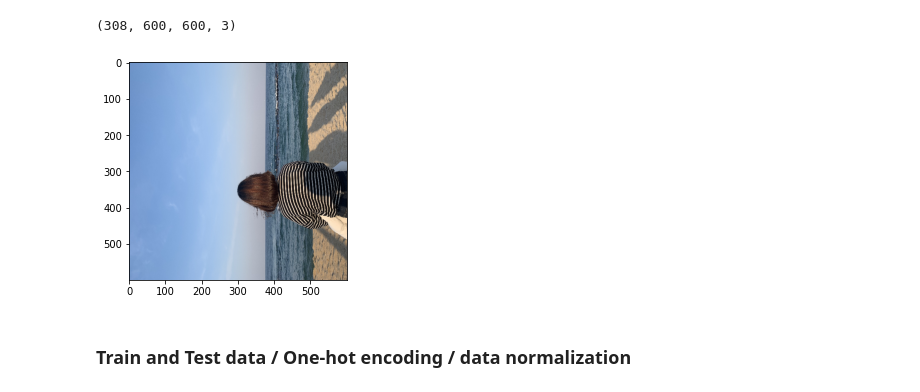
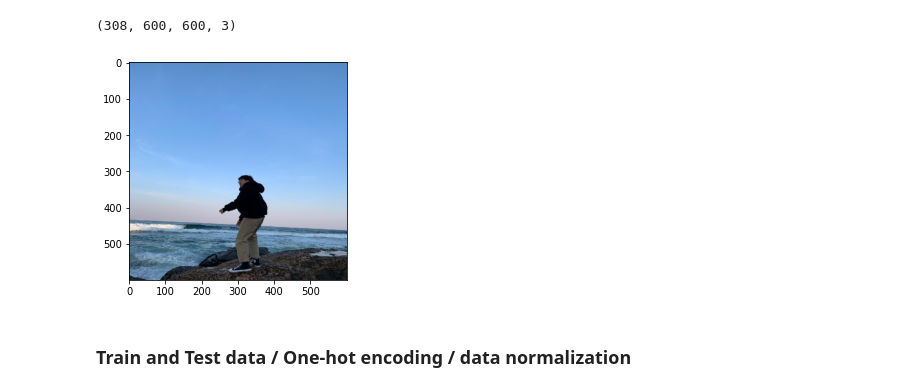
Before and after one commit to choi-yh/DataMining, a Jupyter notebook: Image_Search_AE5_MyPhoto.ipynb, the cells around one changed output. Drawn from its saved outputs; the diff is of its cells as text; code cells hidden in the pictures.

```diff
--- a/Image_Search_AE5_MyPhoto.ipynb
+++ b/Image_Search_AE5_MyPhoto.ipynb
@@ -28,10 +28,10 @@ X.shape
 # %%
 # data check
 
-plt.imshow(X[100].astype('int32'))
+plt.imshow(X[23].astype('int32'))
 plt.show()
 # %% [output]
-[figure, old version]
+[figure, new version]
 # %% [markdown]
 ### Train and Test data / One-hot encoding / data normalization
 # %%
```
Also changed, not shown: parts of 4 cells of this notebook.
